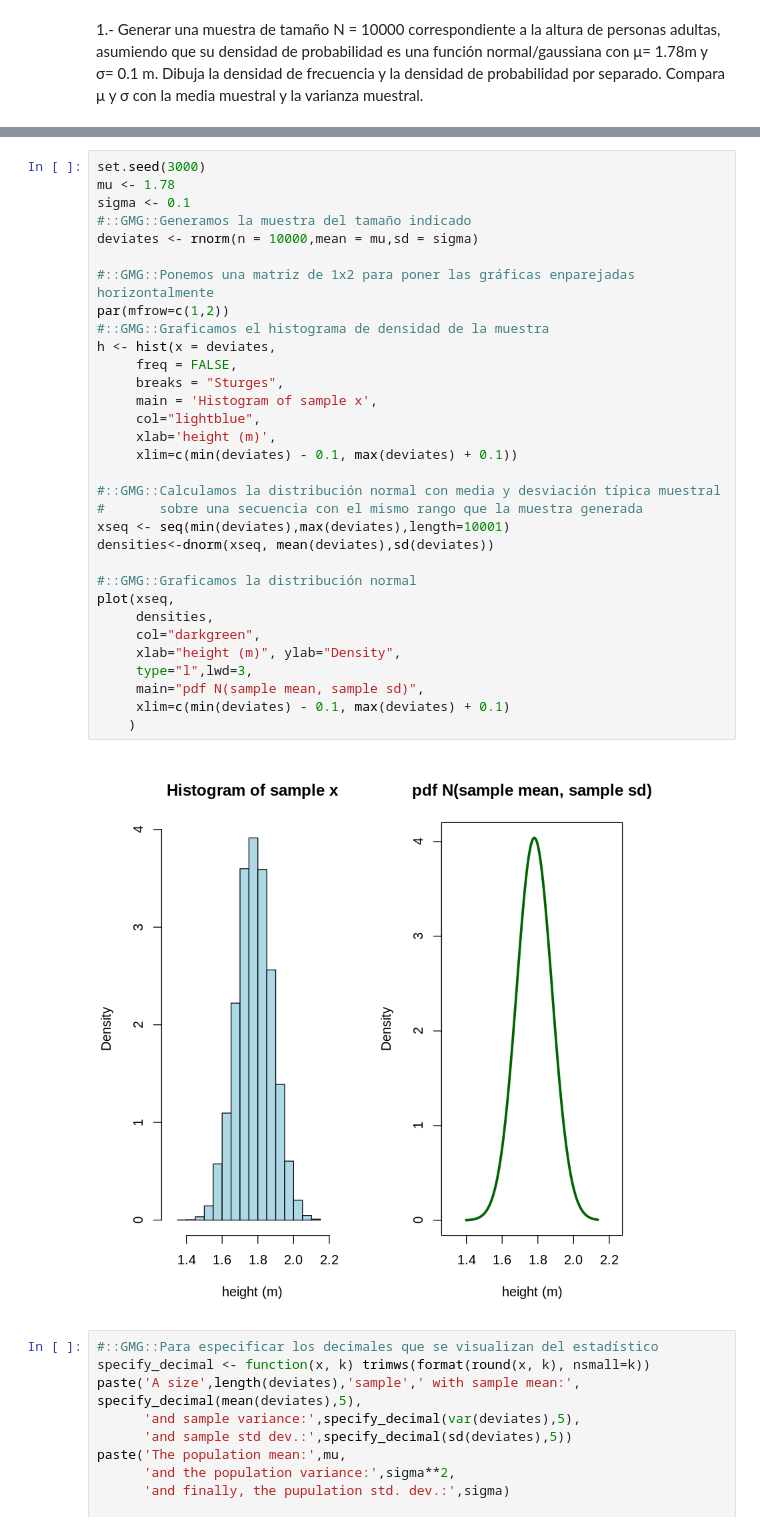
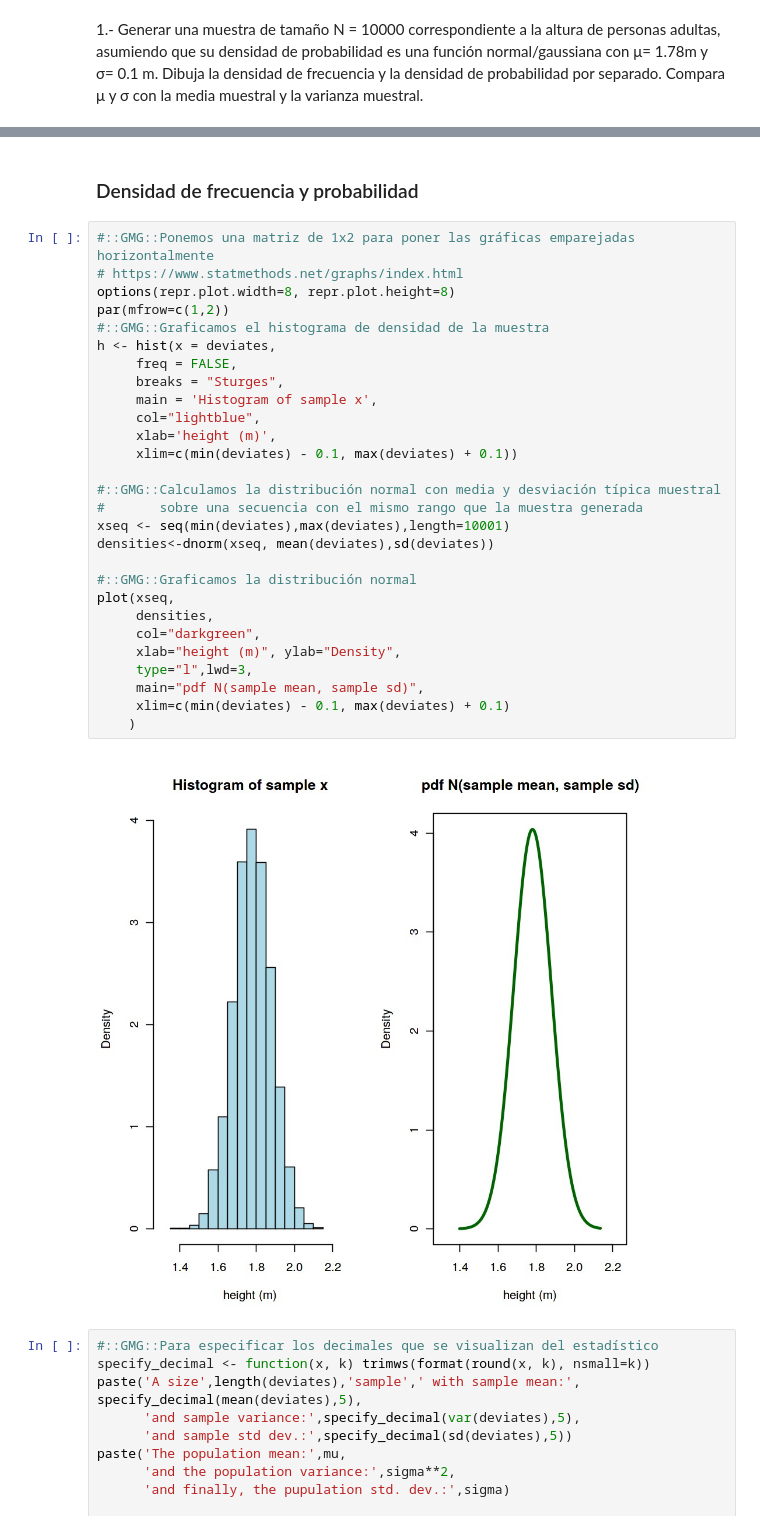
Before and after one commit to yerartdev/uc-m1965-stats, a Jupyter notebook: p7/m1965-ejercicio-1-repaso.ipynb, the cells around one changed output, grey strips where cells are left out. Drawn from its saved outputs; the diff is of its cells as text.

```diff
--- a/p7/m1965-ejercicio-1-repaso.ipynb
+++ b/p7/m1965-ejercicio-1-repaso.ipynb
@@ -5,37 +16,35 @@ Alumno: Gerardo de Miguel González
+# %% [markdown]
+### Densidad de frecuencia y probabilidad
 # %%
-set.seed(3000)
-mu <- 1.78
-sigma <- 0.1
-#::GMG::Generamos la muestra del tamaño indicado
-deviates <- rnorm(n = 10000,mean = mu,sd = sigma)
-
-#::GMG::Ponemos una matriz de 1x2 para poner las gráficas enparejadas horizontalmente
+#::GMG::Ponemos una matriz de 1x2 para poner las gráficas emparejadas horizontalmente
+# https://www.statmethods.net/graphs/index.html
+options(repr.plot.width=8, repr.plot.height=8)
 par(mfrow=c(1,2))
 #::GMG::Graficamos el histograma de densidad de la muestra
 h <- hist(x = deviates,
      freq = FALSE,
      breaks = "Sturges",
      main = 'Histogram of sample x',
      col="lightblue",
      xlab='height (m)',
      xlim=c(min(deviates) - 0.1, max(deviates) + 0.1))
 
 #::GMG::Calculamos la distribución normal con media y desviación típica muestral
 #       sobre una secuencia con el mismo rango que la muestra generada
 xseq <- seq(min(deviates),max(deviates),length=10001)
 densities<-dnorm(xseq, mean(deviates),sd(deviates))
 
 #::GMG::Graficamos la distribución normal
 plot(xseq,
      densities,
      col="darkgreen",
      xlab="height (m)", ylab="Density",
      type="l",lwd=3,
      main="pdf N(sample mean, sample sd)",
      xlim=c(min(deviates) - 0.1, max(deviates) + 0.1)
     )
 # %% [output]
-[figure, old version]
+[figure, new version]
 # %%
 #::GMG::Para especificar los decimales que se visualizan del estadístico
 specify_decimal <- function(x, k) trimws(format(round(x, k), nsmall=k))
```
Also changed, not shown: parts of 3 cells of this notebook.
